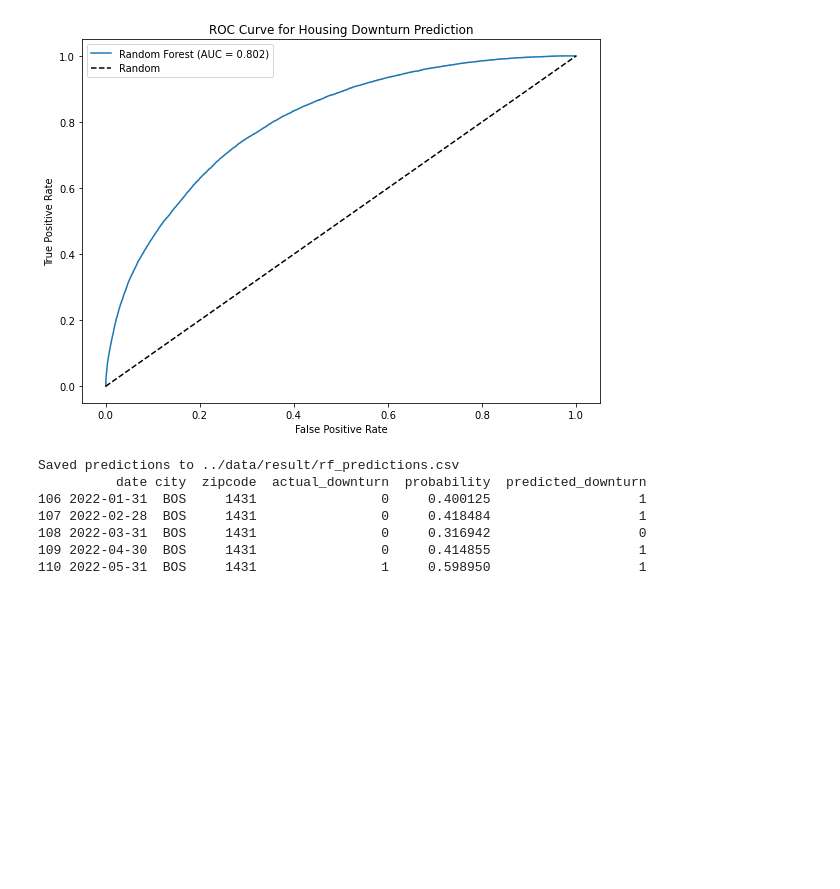
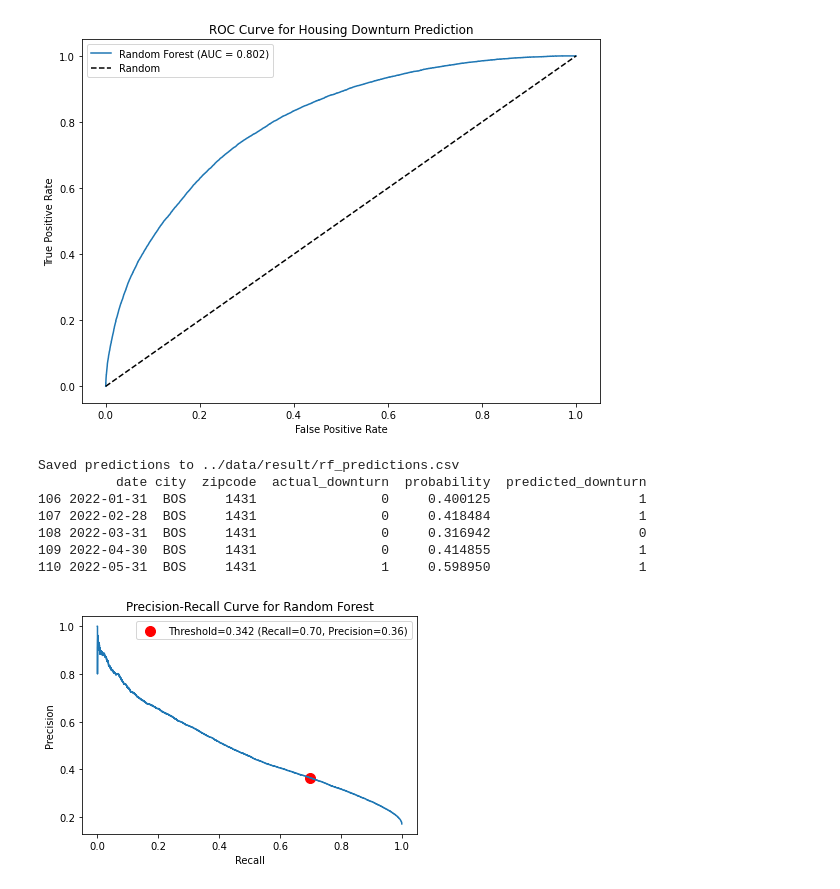
Before and after one commit to diyamohan03/housing-market-downturn-prediction, a Jupyter notebook: notebooks/05_random_forest.ipynb, the cells around one changed output. Cells and saved outputs as stored; diff of their text form; code cells hidden in the pictures; blank space fills up the shorter version.

Commit message:
Add precision-recall curve plot and update notebook

```diff
--- a/notebooks/05_random_forest.ipynb
+++ b/notebooks/05_random_forest.ipynb
@@ -220,3 +221,20 @@ Saved predictions to ../data/result/rf_predictions.csv
 108 2022-03-31  BOS     1431                0     0.316942                   0
 109 2022-04-30  BOS     1431                0     0.414855                   1
 110 2022-05-31  BOS     1431                1     0.598950                   1
+# %%
+# realizing i forgot to even plot the precision recall curve. my bad!!
+
+disp = PrecisionRecallDisplay(precision=precisions, recall=recalls)
+disp.plot()
+plt.title('Precision-Recall Curve for Random Forest')
+plt.xlabel('Recall')
+plt.ylabel('Precision')
+
+target_thresh = 0.342
+idx = (numpy.abs(thresholds - target_thresh)).argmin()
+plt.scatter(recalls[idx], precisions[idx], color='red', s=100,
+            label=f'Threshold={target_thresh} (Recall={recalls[idx]:.2f}, Precision={precisions[idx]:.2f})')
+plt.legend()
+plt.show()
+# %% [output]
+[figure, added]
```
Also changed, not shown: parts of 1 cell of this notebook.
